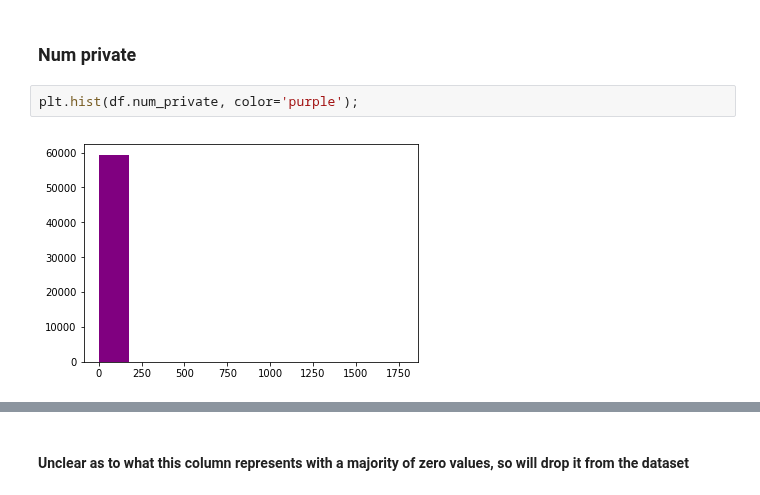
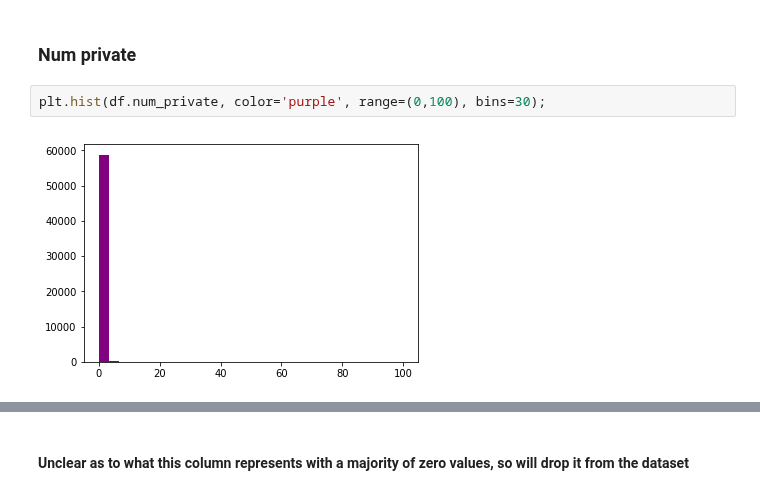
Before and after one commit to MagicMilly/dsc-3-final-project-online-ds-ft-100118, a Jupyter notebook: student.ipynb, the cells around one changed output, grey strips where cells are left out. Drawn from its saved outputs; the diff is of its cells as text.

```diff
--- a/student.ipynb
+++ b/student.ipynb
@@ -648,7 +613,7 @@ df.drop('wpt_name', axis=1, inplace=True)
 # %% [markdown]
 ### Num private
 # %%
-plt.hist(df.num_private, color='purple');
+plt.hist(df.num_private, color='purple', range=(0,100), bins=30);
 # %% [output]
-[figure, old version]
+[figure, new version]
 # %%
```
Also changed, not shown: parts of 40 cells of this notebook.
